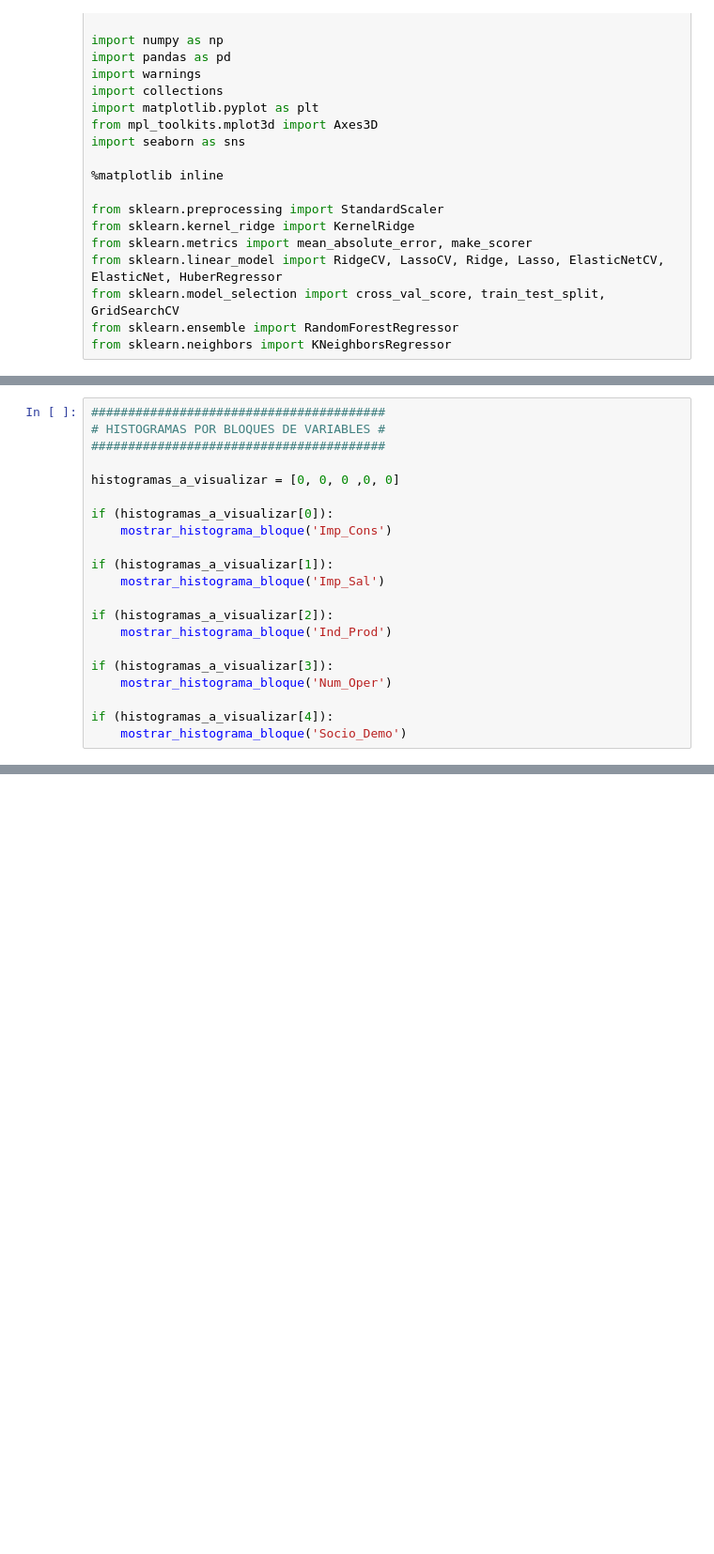
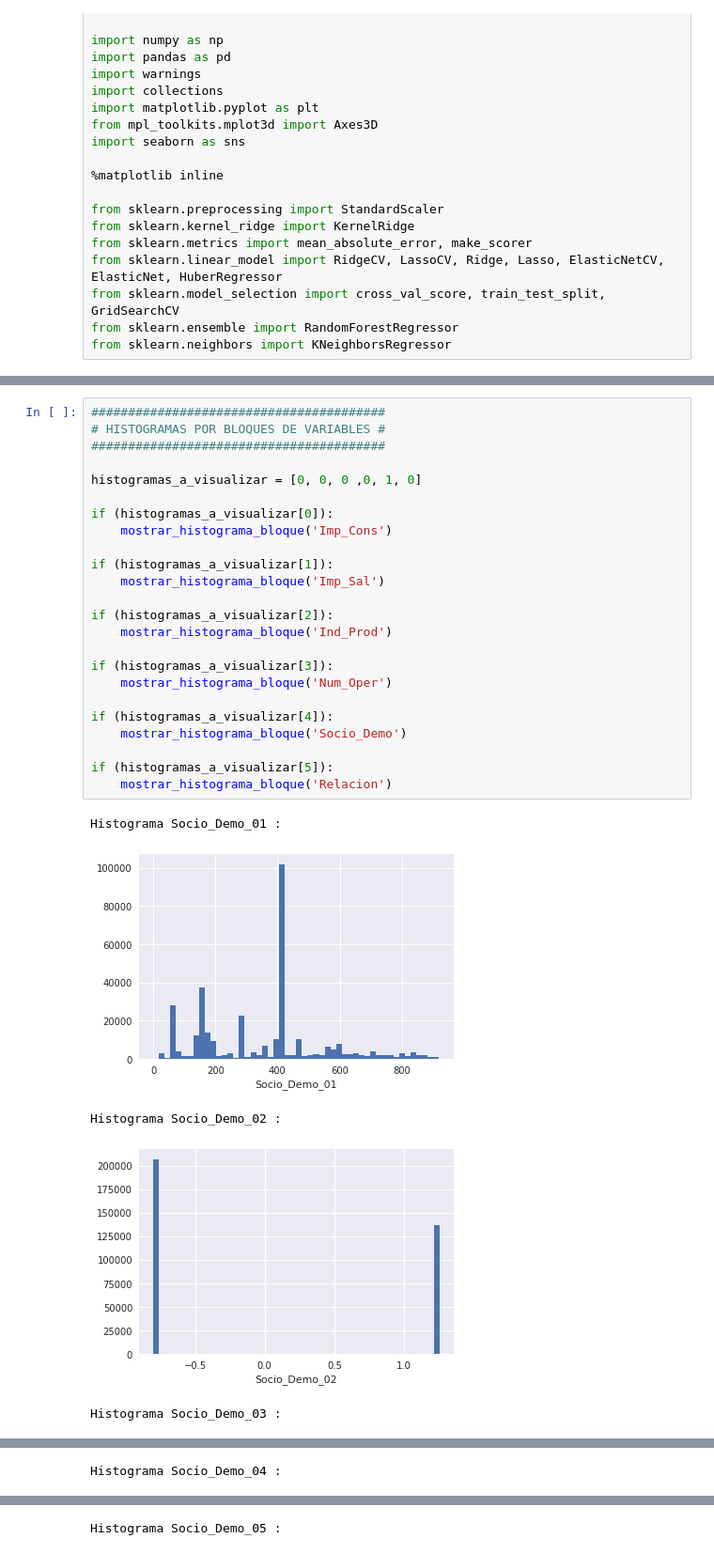
Before and after one commit to ferminlp93/Datathon, a Jupyter notebook: Visualizacion.ipynb, the cells around one changed output, grey strips where cells are left out. Shown at 94% size. Saved outputs shown, nothing was run; the diff lists cells and outputs as text; blank space fills up the shorter version.

```diff
--- a/Visualizacion.ipynb
+++ b/Visualizacion.ipynb
@@ -265,21 +285,30 @@ Valores mas repetidos:
 # %%
 ########################################
 # HISTOGRAMAS POR BLOQUES DE VARIABLES #
 ########################################
 
-histogramas_a_visualizar = [0, 0, 0 ,0, 0]
+histogramas_a_visualizar = [0, 0, 0 ,0, 1, 0]
 
 if (histogramas_a_visualizar[0]):
     mostrar_histograma_bloque('Imp_Cons')
 
 if (histogramas_a_visualizar[1]):
     mostrar_histograma_bloque('Imp_Sal')
 
 if (histogramas_a_visualizar[2]):
     mostrar_histograma_bloque('Ind_Prod')
 
 if (histogramas_a_visualizar[3]):
     mostrar_histograma_bloque('Num_Oper')
 
 if (histogramas_a_visualizar[4]):
     mostrar_histograma_bloque('Socio_Demo')
+
+if (histogramas_a_visualizar[5]):
+    mostrar_histograma_bloque('Relacion')
+# %% [output]
+Histograma Socio_Demo_01 :
+[figure, added]
+Histograma Socio_Demo_02 :
+[figure, added]
+Histograma Socio_Demo_03 :
@@ -285,0 +316 @@ if (histogramas_a_visualizar[4]):
+Histograma Socio_Demo_04 :
@@ -285,0 +318 @@ if (histogramas_a_visualizar[4]):
+Histograma Socio_Demo_05 :
```
Also changed, not shown: parts of 11 cells of this notebook.
